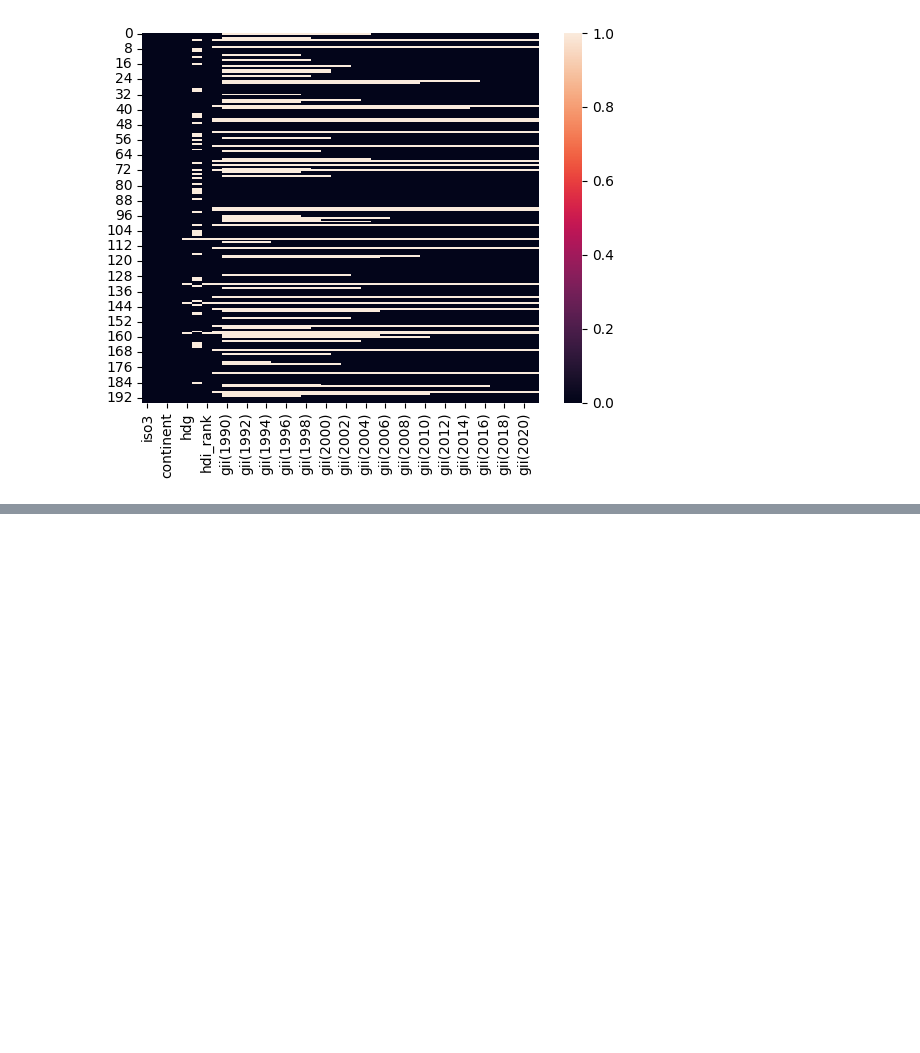
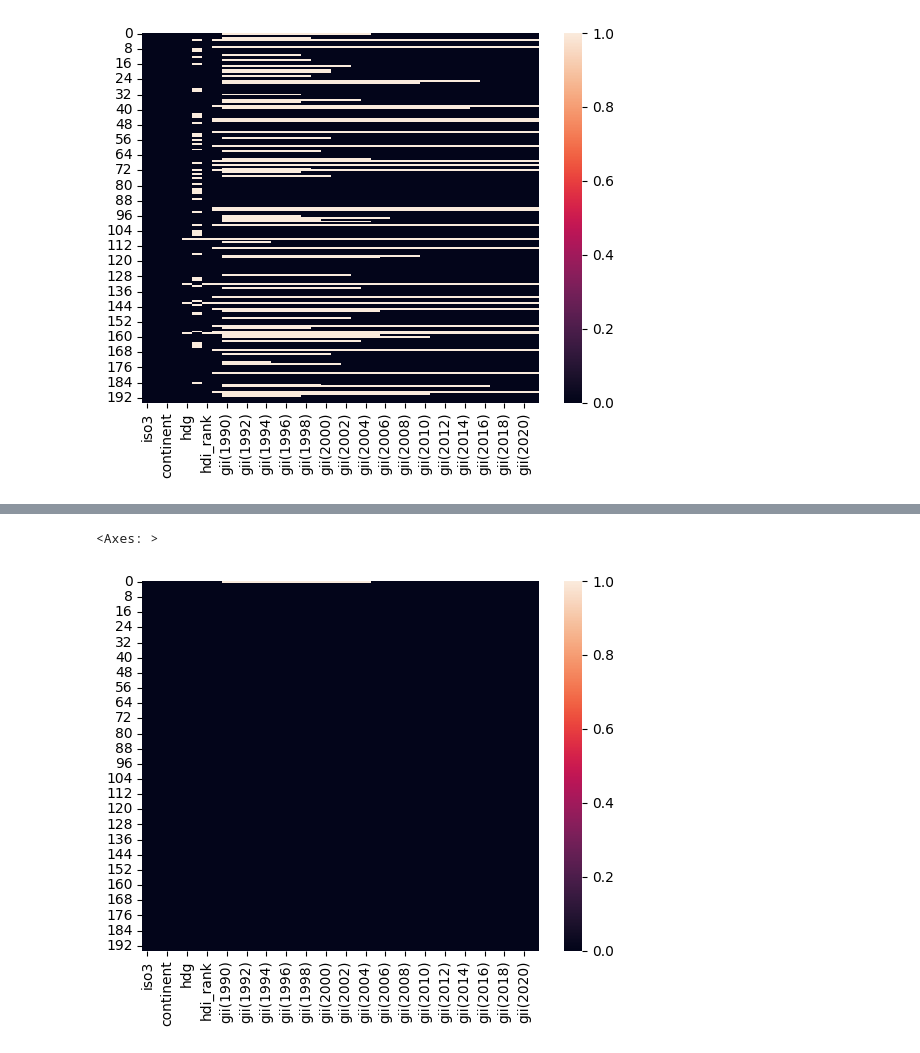
Before and after one commit to RafaelJosePortoSilva/analise_gender_inequality, a Jupyter notebook: main.ipynb, the cells around one changed output, grey strips where cells are left out. Cells and saved outputs as stored; diff of their text form; code cells hidden in the pictures; blank space fills up the shorter version.

```diff
--- a/main.ipynb
+++ b/main.ipynb
@@ -51,0 +178,7 @@ sns.heatmap(data = df.isnull())
+# %%
+df.fillna(method='ffill',inplace=True)
+# %%
+sns.heatmap(data = df.isnull())
+# %% [output]
+<Axes: >
+[figure, added]
```
Also changed, not shown: parts of 10 cells of this notebook.
